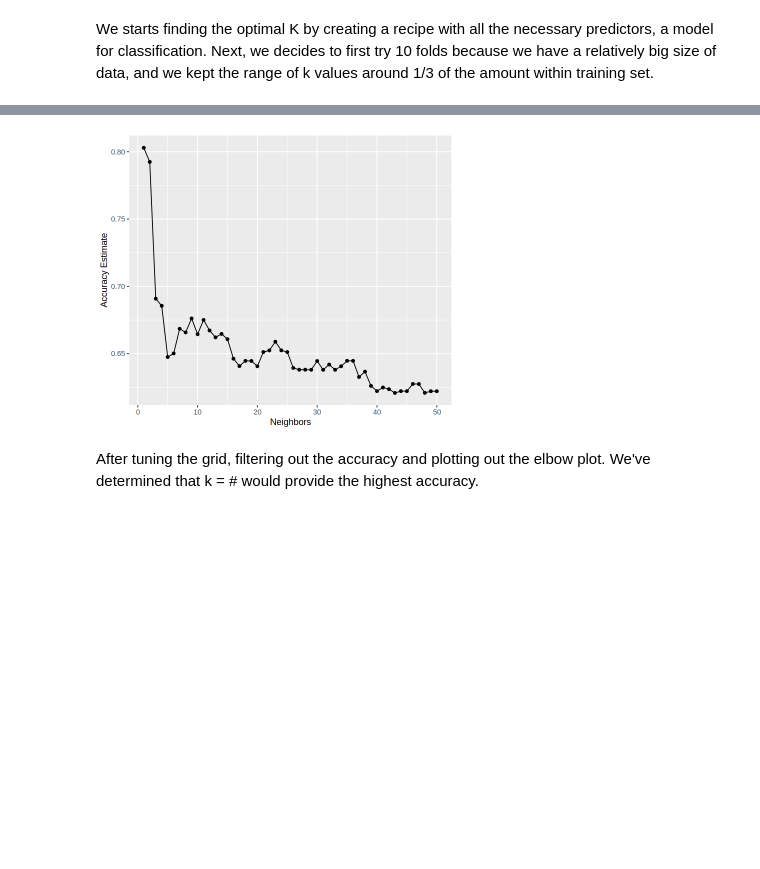
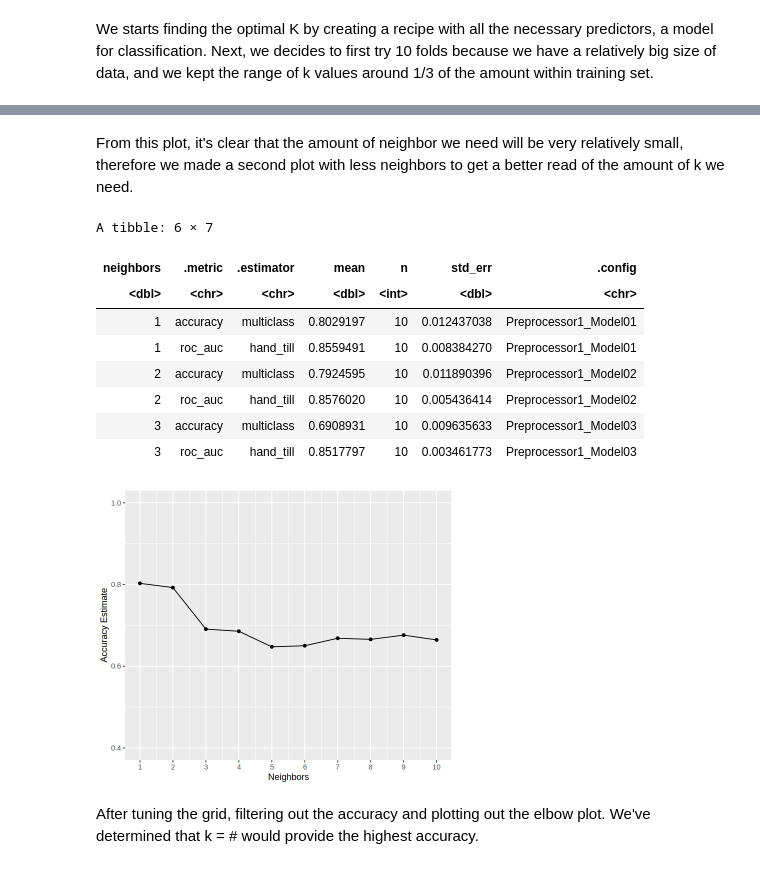
Before and after one commit to Julianazhu26/DSCI100-Group-Project, a Jupyter notebook: Group Proposal (1).ipynb, the cells around one changed output, grey strips where cells are left out. Saved outputs shown, nothing was run; the diff lists cells and outputs as text; code cells hidden in the pictures; blank space fills up the shorter version.

```diff
--- a/Group Proposal (1).ipynb
+++ b/Group Proposal (1).ipynb
@@ -308,14 +296,49 @@ A tibble: 6 × 7
 accuracies <- maternal_first_workflow |>
              filter(.metric == "accuracy")
 
-# elbow plot
-elbow_plot <- ggplot(accuracies, aes(x = neighbors, y = mean)) +
+# accuracy plot
+accuracy_plot <- ggplot(accuracies, aes(x = neighbors, y = mean)) +
                 geom_point() +
                 geom_line() +
                 labs(x = "Neighbors", y = "Accuracy Estimate")
-elbow_plot
+accuracy_plot
-# %% [output]
-[figure, removed]
+# %% [markdown]
+From this plot, it's clear that the amount of neighbor we need will be very relatively small, therefore we made a second plot with less neighbors to get a better read of the amount of k we need.
+# %%
+# new k values
+maternal_k <- tibble(neighbors = seq(from = 1, to = 10, by = 1))
+
+# fitting the newer model
+maternal_new_workflow <- workflow () |>
+                           add_recipe(maternal_recipe) |>
+                           add_model(maternal_spec) |>
+                           tune_grid(resamples = maternal_vfold_10, grid = maternal_k) |>
+                           collect_metrics()
+head(maternal_new_workflow)
+
+# getting only the accuracies
+accuracy <- maternal_new_workflow |>
+             filter(.metric == "accuracy")
+
+# accuracy plot
+accuracy_plot_2 <- ggplot(accuracy, aes(x = neighbors, y = mean)) +
+                geom_point() +
+                geom_line() +
+                labs(x = "Neighbors", y = "Accuracy Estimate") +
+                scale_x_continuous(breaks = seq(0, 14, by = 1)) +
+                scale_y_continuous(limits = c(0.4, 1.0))
+accuracy_plot_2
+# %% [output]
+A tibble: 6 × 7
+| neighbors | .metric | .estimator | mean | n | std_err | .config |
+| <dbl> | <chr> | <chr> | <dbl> | <int> | <dbl> | <chr> |
+| 1 | accuracy | multiclass | 0.8029197 | 10 | 0.012437038 | Preprocessor1_Model01 |
+| 1 | roc_auc | hand_till | 0.8559491 | 10 | 0.008384270 | Preprocessor1_Model01 |
+| 2 | accuracy | multiclass | 0.7924595 | 10 | 0.011890396 | Preprocessor1_Model02 |
+| 2 | roc_auc | hand_till | 0.8576020 | 10 | 0.005436414 | Preprocessor1_Model02 |
+| 3 | accuracy | multiclass | 0.6908931 | 10 | 0.009635633 | Preprocessor1_Model03 |
+| 3 | roc_auc | hand_till | 0.8517797 | 10 | 0.003461773 | Preprocessor1_Model03 |
+[figure, added]
 # %% [markdown]
 After tuning the grid, filtering out the accuracy and plotting out the elbow plot. We've determined that k = # would provide the highest accuracy.
 # %% [markdown]
```
Also changed, not shown: parts of 8 cells of this notebook.
